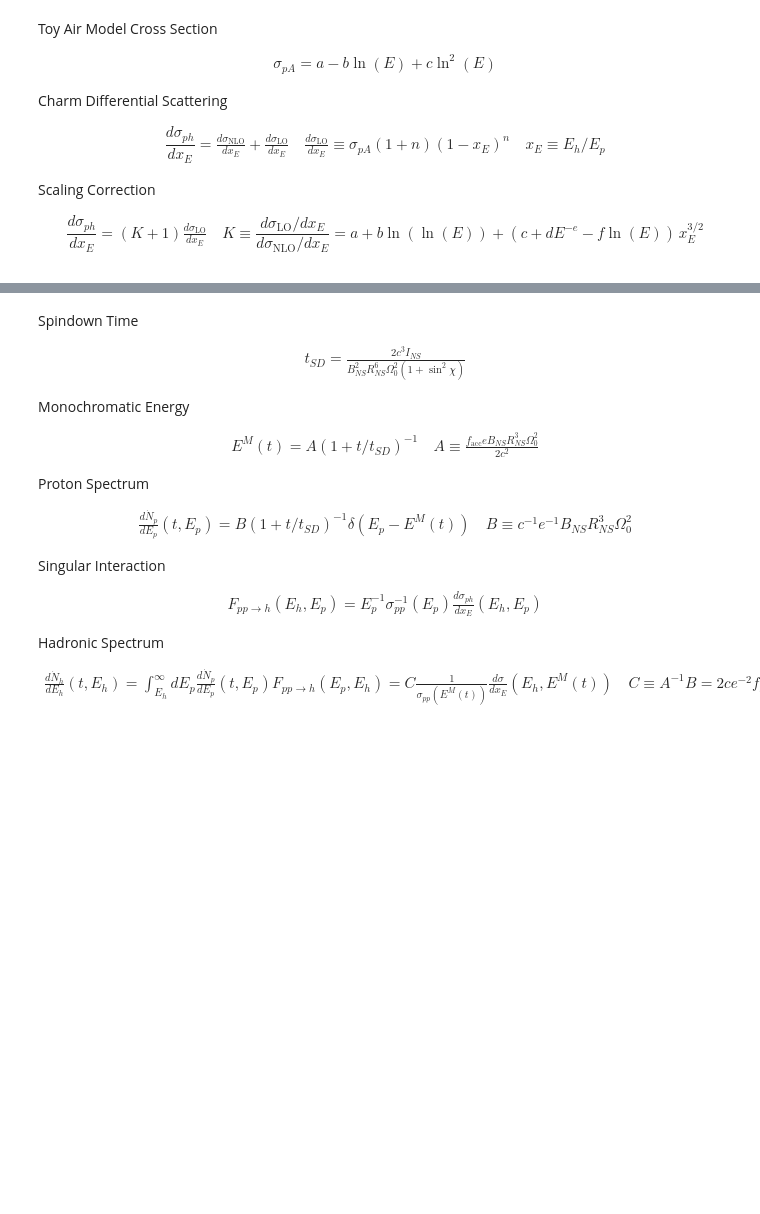
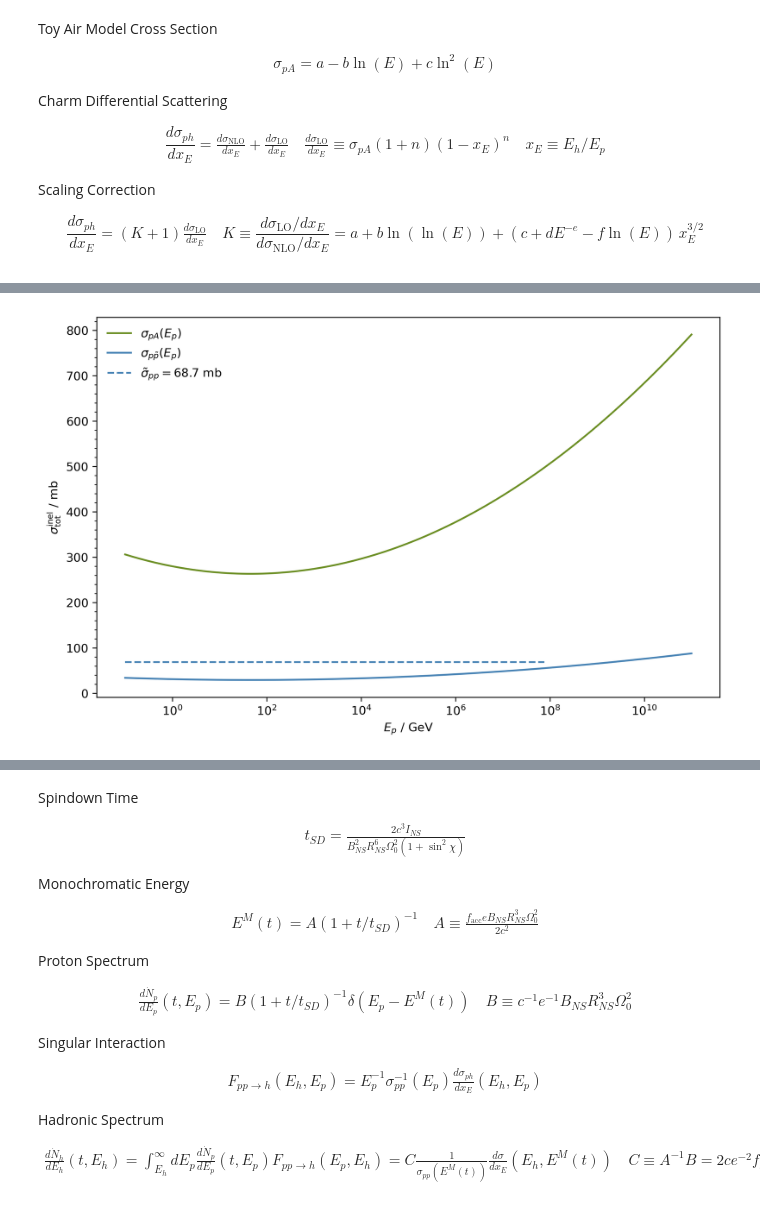
Before and after one commit to fritzali/bachelor, a Jupyter notebook: notes/exploration.ipynb, the cells around one changed output, grey strips where cells are left out. Drawn from its saved outputs; the diff is of its cells as text; code cells hidden in the pictures; blank space fills up the shorter version.

```diff
--- a/notes/exploration.ipynb
+++ b/notes/exploration.ipynb
@@ -42,6 +42,9 @@ def prot_had_diff_cross_sec(Ep, Eh, sig_pA):
     K = a + b * np.log(np.log(Ep)) + (c + d * Ep**(-e) - f * np.log(Ep)) * xE**(3/2)
     n = 0.51
     return (K + 1) * sig_pA * (1 + n) * (1 - xE)**n
+
+test_Ep = np.logspace(-1, 11, 2000)
+test_Eh = np.logspace(0, 9, 2000)
 # %% [markdown]
 Toy Air Model Cross Section
 
@@ -59,9 +62,6 @@ $$\begin{align*} \dfrac{d\sigma_{ph}}{dx_E} = (K + 1) \frac{d\sigma_\text{LO}}{d
 K \equiv \dfrac{d\sigma_\text{LO} / dx_E}{d\sigma_\text{NLO} / dx_E} =
 a + b \ln\left( \ln(E) \right) + \left(c + dE^{-e} - f \ln(E)\right)\,x_E^{3/2} \end{align*}$$
 # %%
-test_Ep = np.logspace(-1, 11, 1000)
-test_Eh = np.logspace(0, 9, 1000)
-
 test_sig_pA = prot_air_cross_sec(test_Ep)
 test_sig_pp = test_sig_pA / 9
 
@@ -69,7 +69,7 @@ x, y = test_Ep, test_sig_pA
 plt.plot(x, y, label=r'$\sigma_{pA}(E_p)$')
 x, y = test_Ep, test_sig_pp
 plt.plot(x, y, label=r'$\sigma_{p\tilde{p}}(E_p)$')
-x, y = test_Ep[[0, -260]], [68.7, 68.7]
+x, y = test_Ep[[0, -520]], [68.7, 68.7]
 plt.plot(x, y, '--', c='steelblue', label=r'$\tilde{\sigma}_{pp} = 68.7$ mb')
 
 plt.xscale('log')
@@ -85,3 +84,4 @@ plt.close()
+[figure, added]
 # %%
 plt.figure().add_subplot(111, label='1')
 plt.gca().xaxis.tick_top()
```
Also changed, not shown: parts of 5 cells of this notebook.
